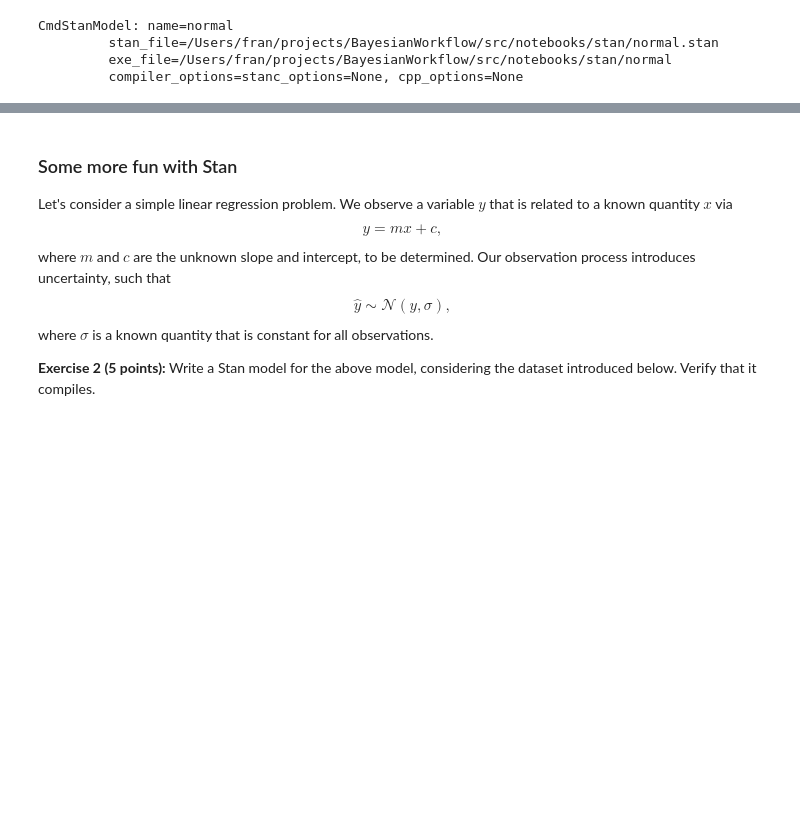
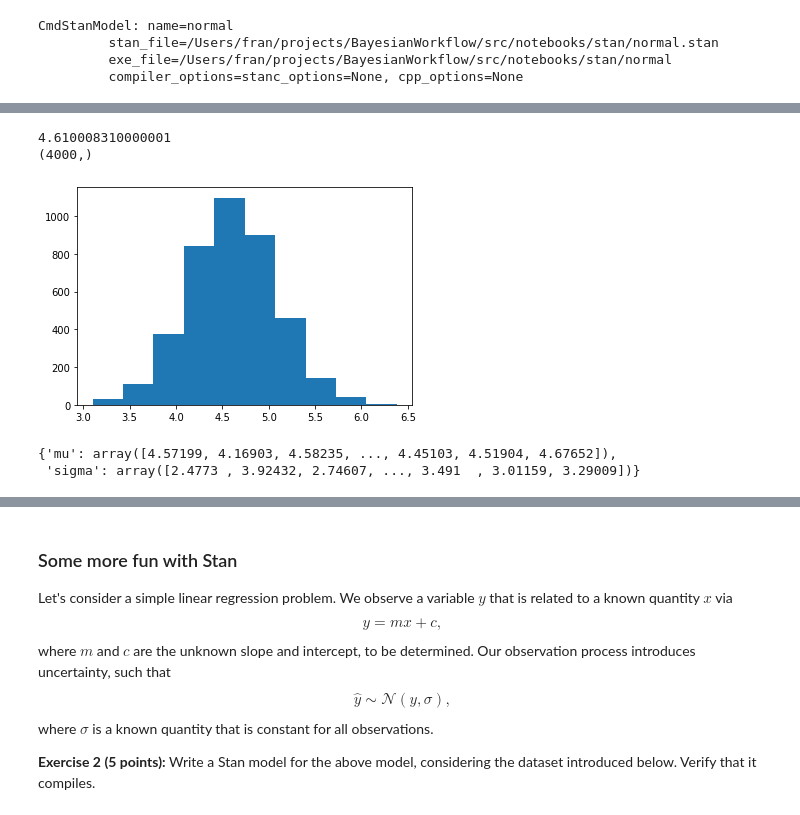
Before and after one commit to cescalara/BayesianWorkflow, a Jupyter notebook: src/notebooks/introduction.ipynb, the cells around one changed output, grey strips where cells are left out. Drawn from its saved outputs; the diff is of its cells as text; code cells hidden in the pictures; blank space fills up the shorter version.

Commit message:
Improve Stan intro and small fixes

```diff
--- a/src/notebooks/introduction.ipynb
+++ b/src/notebooks/introduction.ipynb
@@ -152,3 +152,22 @@ Effective sample size satisfactory.
 Split R-hat values satisfactory all parameters.
 
 Processing complete, no problems detected.
+# %%
+# access parameter chains
+mu_chain = fit.stan_variable("mu")
+
+fig, ax = plt.subplots()
+ax.hist(mu_chain)
+
+print(np.mean(mu_chain))
+print(np.shape(mu_chain)) # 1000 iterations x 4 chains
+# %% [output]
+4.610008310000001
+(4000,)
+[figure, added]
+# %%
+# access all parameter chains in dict
+fit.stan_variables()
+# %% [output]
+{'mu': array([4.57199, 4.16903, 4.58235, ..., 4.45103, 4.51904, 4.67652]),
+ 'sigma': array([2.4773 , 3.92432, 2.74607, ..., 3.491  , 3.01159, 3.29009])}
```
Also changed, not shown: parts of 11 cells of this notebook, 4 other files.
